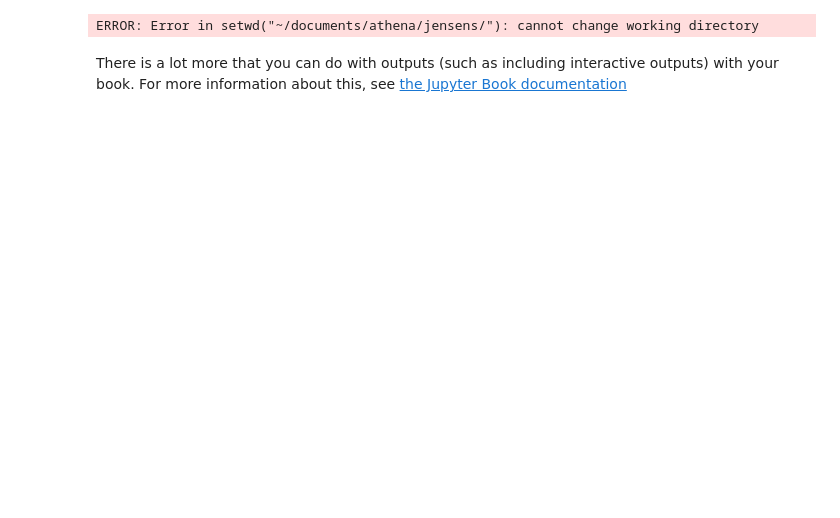
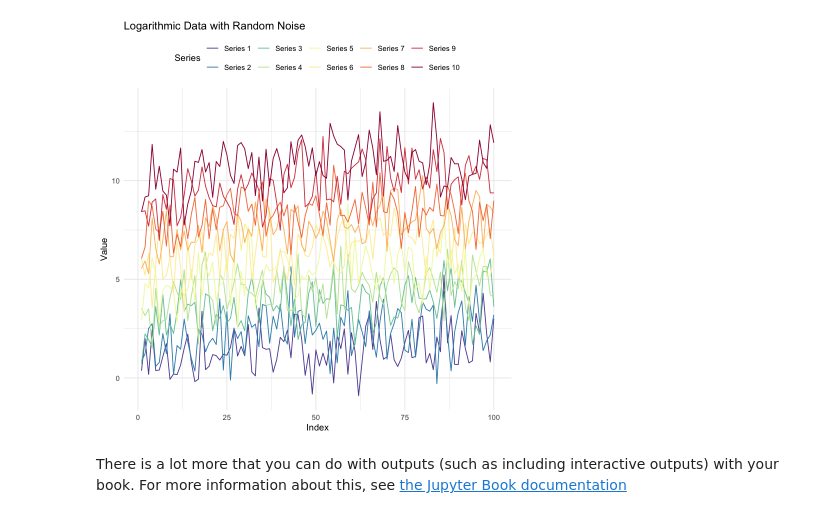
Before and after one commit to abikesa/happy, a Jupyter notebook: _build/jupyter_execute/chapter2.ipynb, the cells around one changed output. Cells and saved outputs as stored; diff of their text form; code cells hidden in the pictures; blank space fills up the shorter version.

```diff
--- a/_build/jupyter_execute/chapter2.ipynb
+++ b/_build/jupyter_execute/chapter2.ipynb
@@ -6,7 +6,7 @@
 GPT-4o assisted translation of Python code from previous chapter
 # %%
 # Set working directory (adjust to your specific path)
-setwd("~/documents/athena/jensens/")
+setwd("~/documents/github/iam/")
 
 # Install necessary packages if not already installed
 suppressWarnings({
@@ -27,34 +27,34 @@ set.seed(19680801)
 
 # Generate data
 N <- 10
 data <- sapply(0:(N-1), function(ii) log10(seq(1, 100, length.out = 100)) + rnorm(100) + ii)
 
 # Convert data to a data frame for ggplot2
 df <- as.data.frame(data)
 df$index <- 1:100
 df_long <- suppressWarnings(melt(df, id.vars = "index"))
 
 # Create a custom color palette
 colors <- colorRampPalette(rev(brewer.pal(11, "Spectral")))(N)
 
 # Plot the data
 p <- suppressWarnings(ggplot(df_long, aes(x = index, y = value, color = factor(variable))) +
   geom_line(size = 0.5) +
   scale_color_manual(values = colors, name = "Series",
                      labels = paste0("Series ", 1:N)) +
   theme_minimal() +
   theme(legend.position = "top") +
   labs(title = "Logarithmic Data with Random Noise",
        x = "Index",
        y = "Value"))
 
 # Display the plot
 suppressWarnings(print(p))
 
 # Save the plot with a wider aspect ratio
 suppressWarnings(ggsave("r.png", plot = p, width = 20, height = 10))
 # %% [output]
-ERROR: Error in setwd("~/documents/athena/jensens/"): cannot change working directory
+[figure, added]
 # %% [markdown]
 There is a lot more that you can do with outputs (such as including interactive outputs)
 with your book. For more information about this, see [the Jupyter Book documentation](https://jupyterbook.org)
```
Also changed, not shown: 22 other files.
